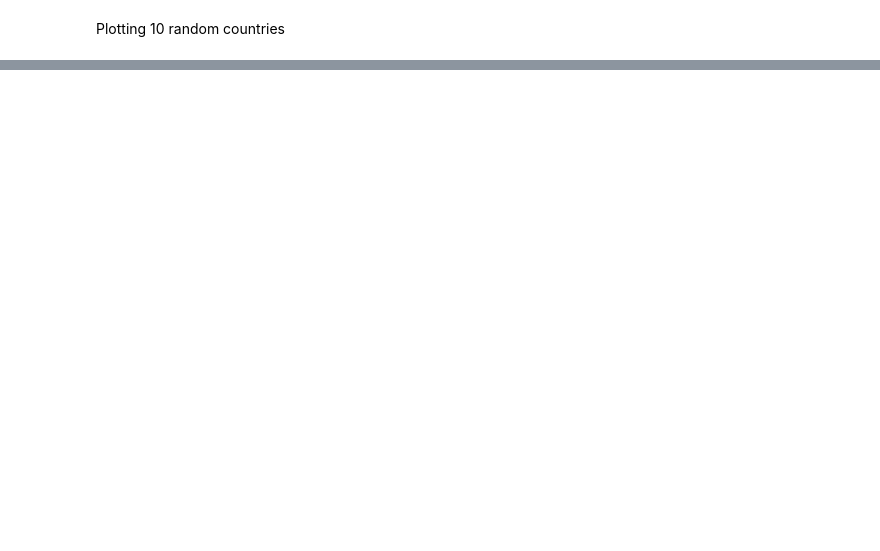
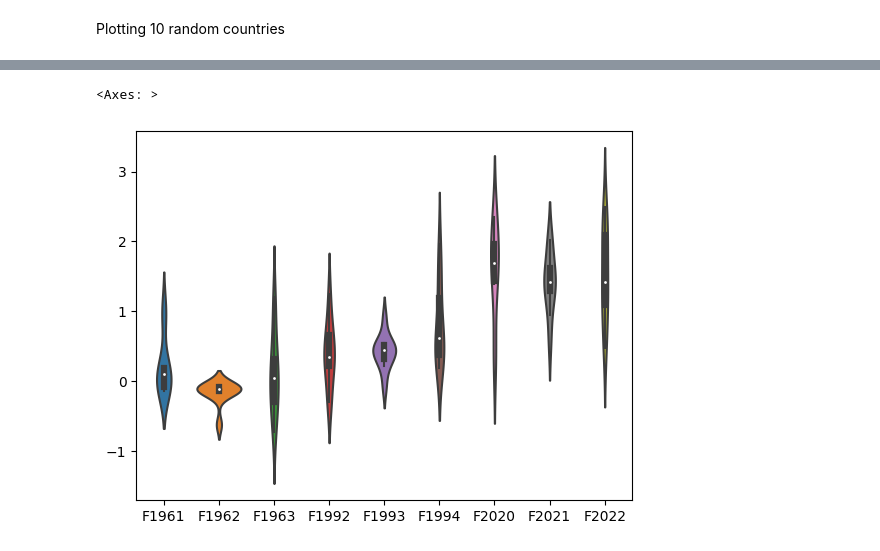
Before and after one commit to Gil-Mendes-Carelli/visualizacao-informacao, a Jupyter notebook: dataset_01_notebook.ipynb, the cells around one changed output, grey strips where cells are left out. Saved outputs shown, nothing was run; the diff lists cells and outputs as text; code cells hidden in the pictures; blank space fills up the shorter version.

```diff
--- a/dataset_01_notebook.ipynb
+++ b/dataset_01_notebook.ipynb
@@ -258,0 +370,7 @@ plt.show()
+# %%
+# heatmap
+import seaborn as sbn
+df_test : pd.DataFrame = df_final_sample.copy()
+df_test = df_test.drop(columns='Country')
+# print(df_test.head())
+sbn.heatmap(df_test, annot=True)
@@ -258,0 +380,6 @@ plt.show()
+# %%
+# violin graphic
+sbn.violinplot(data=df_test)
+# %% [output]
+<Axes: >
+[figure, added]
```
Also changed, not shown: parts of 22 cells of this notebook, 43 other files.
